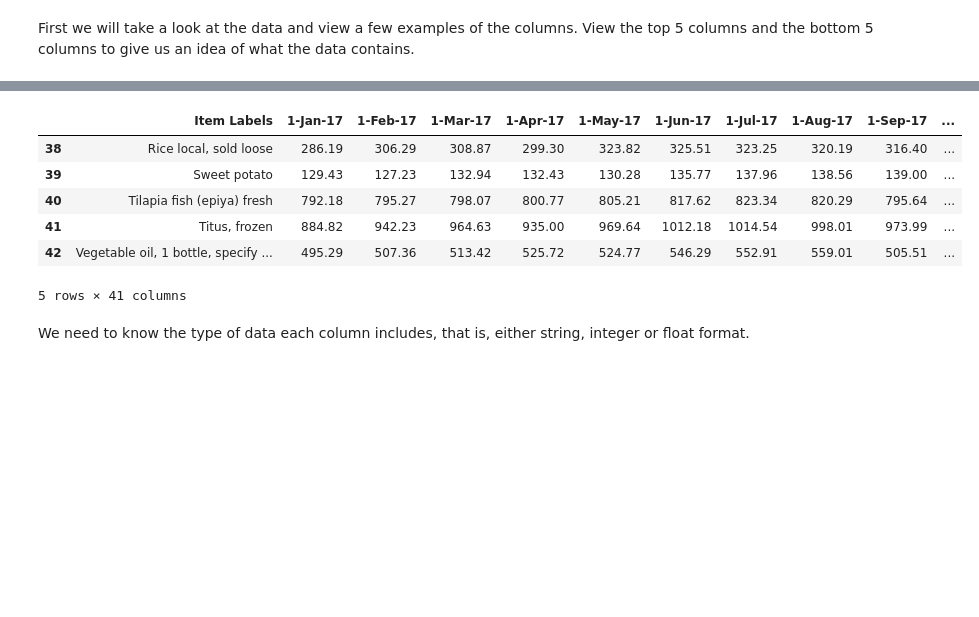
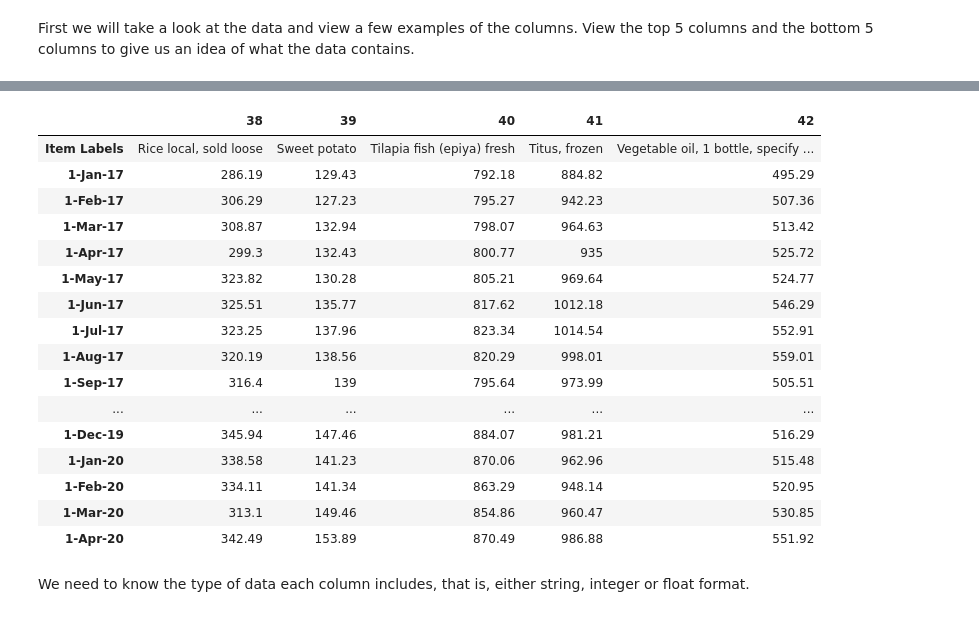
Before and after one commit to Ivynjambi/Jenga-Project, a Jupyter notebook: Analysis of selected food prices in Nigeria.ipynb, the cells around one changed output, grey strips where cells are left out. Drawn from its saved outputs; the diff is of its cells as text; code cells hidden in the pictures; blank space fills up the shorter version.

```diff
--- a/Analysis of selected food prices in Nigeria.ipynb
+++ b/Analysis of selected food prices in Nigeria.ipynb
@@ -27,13 +37,23 @@ food_prices.head(5)
 # %%
-food_prices.tail(5)
+food_prices.tail(5).T
 # %% [output]
-|  | Item Labels | 1-Jan-17 | 1-Feb-17 | 1-Mar-17 | 1-Apr-17 | 1-May-17 | 1-Jun-17 | 1-Jul-17 | 1-Aug-17 | 1-Sep-17 | ... |
-| 38 | Rice local, sold loose | 286.19 | 306.29 | 308.87 | 299.30 | 323.82 | 325.51 | 323.25 | 320.19 | 316.40 | ... |
-| 39 | Sweet potato | 129.43 | 127.23 | 132.94 | 132.43 | 130.28 | 135.77 | 137.96 | 138.56 | 139.00 | ... |
-| 40 | Tilapia fish (epiya) fresh | 792.18 | 795.27 | 798.07 | 800.77 | 805.21 | 817.62 | 823.34 | 820.29 | 795.64 | ... |
-| 41 | Titus, frozen | 884.82 | 942.23 | 964.63 | 935.00 | 969.64 | 1012.18 | 1014.54 | 998.01 | 973.99 | ... |
-| 42 | Vegetable oil, 1 bottle, specify ... | 495.29 | 507.36 | 513.42 | 525.72 | 524.77 | 546.29 | 552.91 | 559.01 | 505.51 | ... |
+|  | 38 | 39 | 40 | 41 | 42 |
+| Item Labels | Rice local, sold loose | Sweet potato | Tilapia fish (epiya) fresh | Titus, frozen | Vegetable oil, 1 bottle, specify ... |
+| 1-Jan-17 | 286.19 | 129.43 | 792.18 | 884.82 | 495.29 |
+| 1-Feb-17 | 306.29 | 127.23 | 795.27 | 942.23 | 507.36 |
+| 1-Mar-17 | 308.87 | 132.94 | 798.07 | 964.63 | 513.42 |
+| 1-Apr-17 | 299.3 | 132.43 | 800.77 | 935 | 525.72 |
+| 1-May-17 | 323.82 | 130.28 | 805.21 | 969.64 | 524.77 |
+| 1-Jun-17 | 325.51 | 135.77 | 817.62 | 1012.18 | 546.29 |
+| 1-Jul-17 | 323.25 | 137.96 | 823.34 | 1014.54 | 552.91 |
+| 1-Aug-17 | 320.19 | 138.56 | 820.29 | 998.01 | 559.01 |
+| 1-Sep-17 | 316.4 | 139 | 795.64 | 973.99 | 505.51 |
+| ... | ... | ... | ... | ... | ... |
+| 1-Dec-19 | 345.94 | 147.46 | 884.07 | 981.21 | 516.29 |
+| 1-Jan-20 | 338.58 | 141.23 | 870.06 | 962.96 | 515.48 |
+| 1-Feb-20 | 334.11 | 141.34 | 863.29 | 948.14 | 520.95 |
+| 1-Mar-20 | 313.1 | 149.46 | 854.86 | 960.47 | 530.85 |
+| 1-Apr-20 | 342.49 | 153.89 | 870.49 | 986.88 | 551.92 |
-5 rows × 41 columns
 # %% [markdown]
 We need to know the type of data each column includes, that is, either string, integer or float format.
 # %%
```
Also changed, not shown: parts of 10 cells of this notebook.
